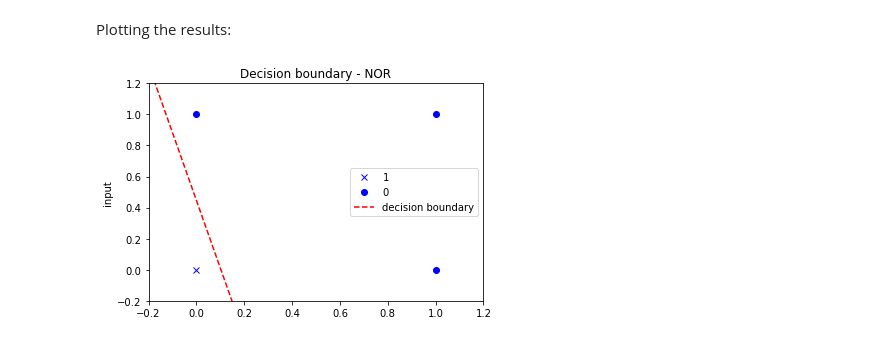
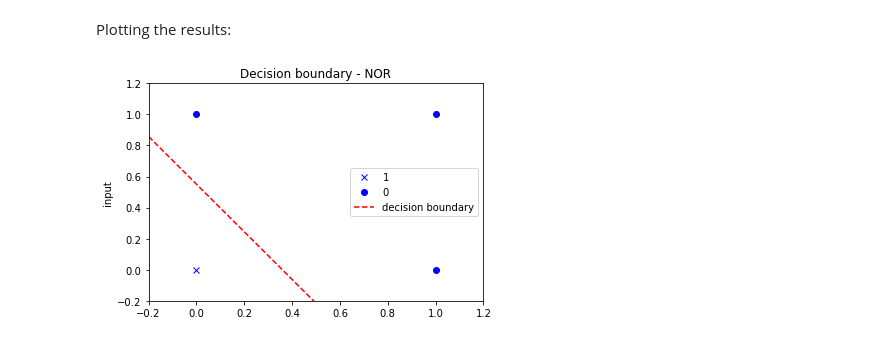
Before and after one commit to JustinTLee/Textbook-solutions, a Jupyter notebook: Machine Learning - an Algorithmic Perspective/practice questions/prob. 03.02.ipynb, the cells around one changed output. Drawn from its saved outputs; the diff is of its cells as text; code cells hidden in the pictures.

```diff
--- a/Machine Learning - an Algorithmic Perspective/practice questions/prob. 03.02.ipynb
+++ b/Machine Learning - an Algorithmic Perspective/practice questions/prob. 03.02.ipynb
@@ -101,20 +101,20 @@ print(results)
 Plotting the results:
 # %%
 x = np.arange(-0.2, 1.2, 0.01)
-NOR_decision_boundary = lambda x : -(nor_gate.weights[1]*x - nor_gate.weights[0])/nor_gate.weights[2]
+NOR_decision_boundary = lambda x : -(nor_gate.matNeurons[0].weights[1]*x - nor_gate.matNeurons[0].weights[0])/nor_gate.matNeurons[0].weights[2]
 NOR_x = NOR_decision_boundary(x)
 
 indices0 = np.squeeze(results == 0)
 indices1 = np.squeeze(results == 1)
 
 pl.plot(inputs_2D[indices1, 0], inputs_2D[indices1, 1], 'bx', label = '1')
 pl.plot(inputs_2D[indices0, 0], inputs_2D[indices0, 1], 'bo', label = '0')
 pl.plot(x, NOR_x, '--r', label = 'decision boundary')
 pl.xlabel('')
 pl.ylabel('input')
 pl.title('Decision boundary - NOR')
 pl.axis([-0.2, 1.2, -0.2, 1.2])
 pl.legend(loc = "center right")
 pl.show()
 # %% [output]
-[figure, old version]
+[figure, new version]
```
Also changed, not shown: parts of 5 cells of this notebook, 1 other file.
